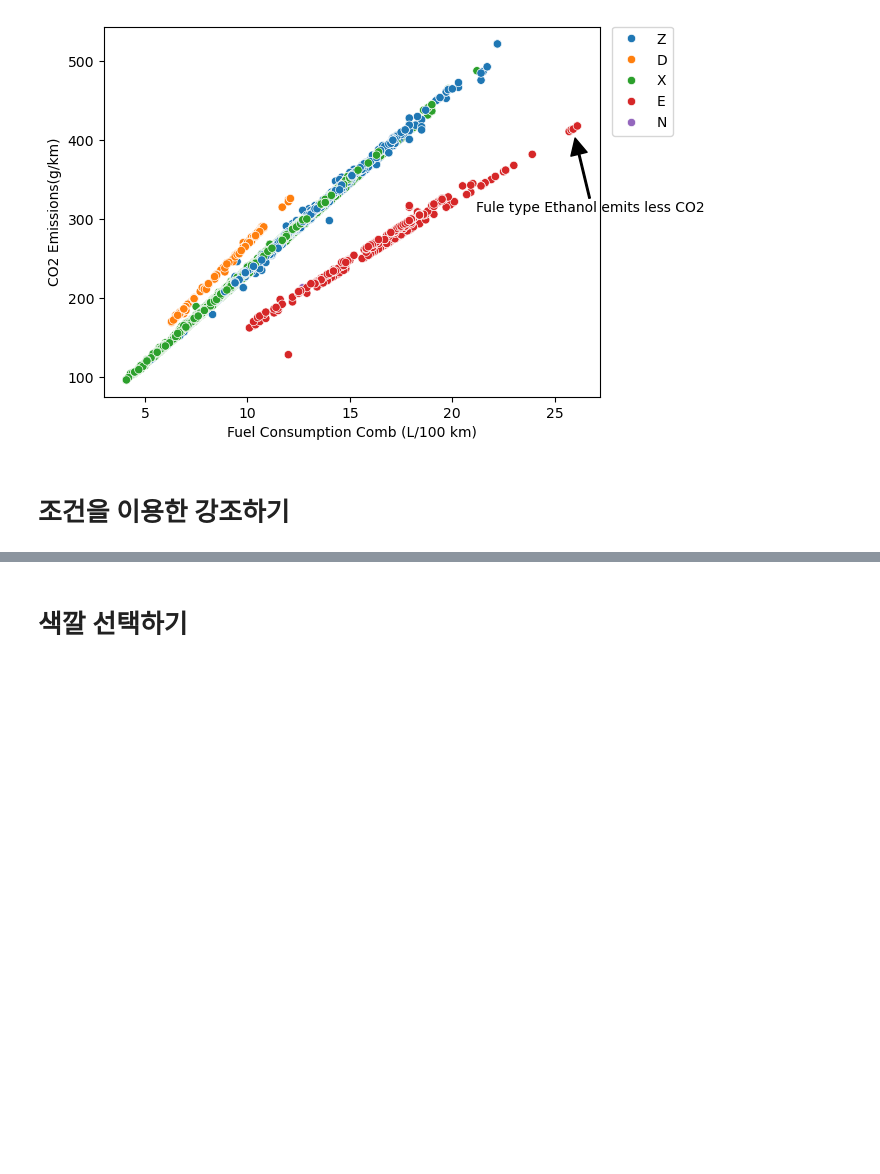
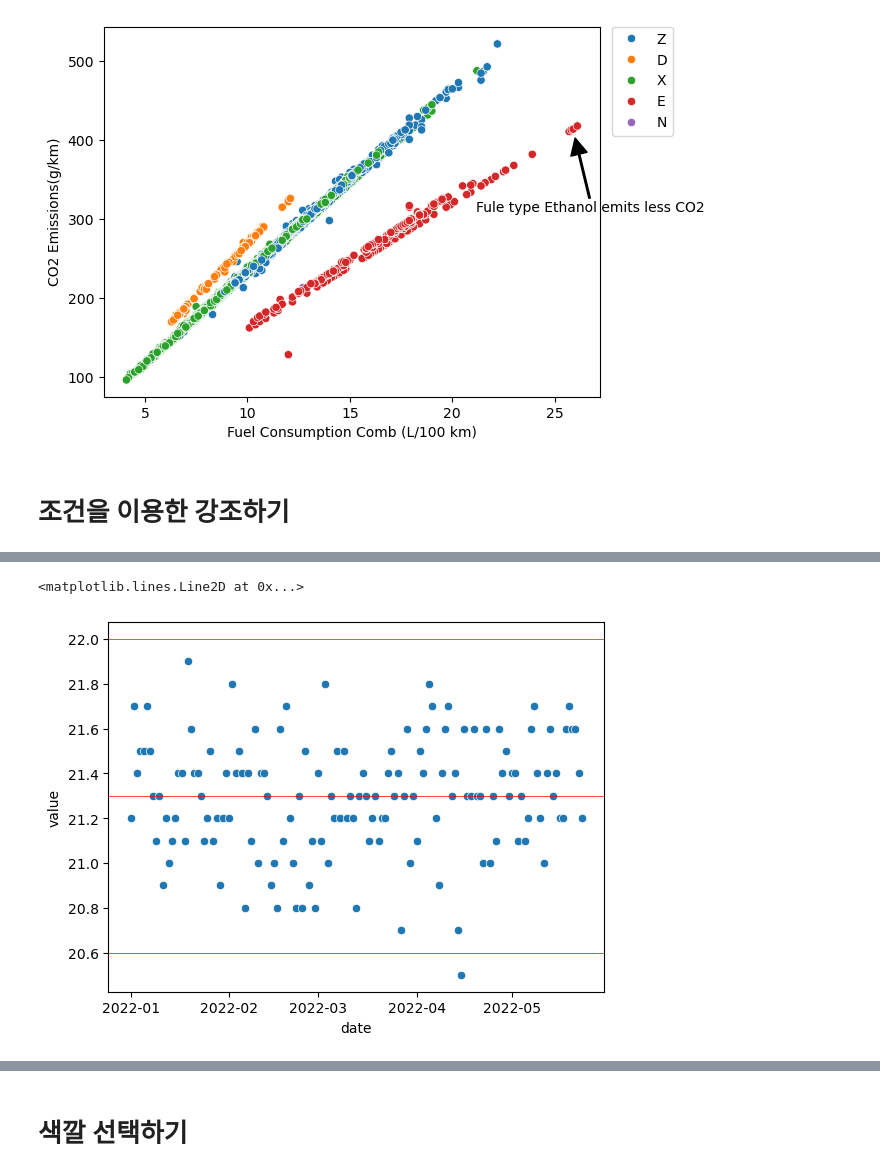
Before and after one commit to Telkem/hipython_rep, a Jupyter notebook: 74_visuallzation_tips.ipynb, the cells around one changed output, grey strips where cells are left out. Cells and saved outputs as stored; diff of their text form; code cells hidden in the pictures; blank space fills up the shorter version.

```diff
--- a/74_visuallzation_tips.ipynb
+++ b/74_visuallzation_tips.ipynb
@@ -364,0 +363,3 @@ fig.show()
+# %%
+df_ins = pd.read_csv('./data/product_inspection.csv')
+df_ins.info()
@@ -364,0 +380,3 @@ fig.show()
+# %%
+df_ins['date'] =  pd.to_datetime(df_ins['date'])
+df_ins.info()
@@ -364,0 +397,3 @@ fig.show()
+# %%
+df_ins_A = df_ins.query("inspection_step=='A'") #검사공정 == A
+df_ins_A
@@ -364,0 +414,12 @@ fig.show()
+# %%
+fig,ax = plt.subplots()
+sns.scatterplot(
+    x='date', y='value', data=df_ins_A, ax=ax
+)
+#수평선 그리기
+ax.axhline(df_ins_A['lower_spec'].iloc[-1], color='red', linewidth=0.5)
+ax.axhline(df_ins_A['upper_spec'].iloc[-1], color='red', linewidth=0.5)
+ax.axhline(df_ins_A['target'].iloc[-1], color='red', linewidth=0.5)
+# %% [output]
+<matplotlib.lines.Line2D at 0x...>
+[figure, added]
```
Also changed, not shown: parts of 22 cells of this notebook.
